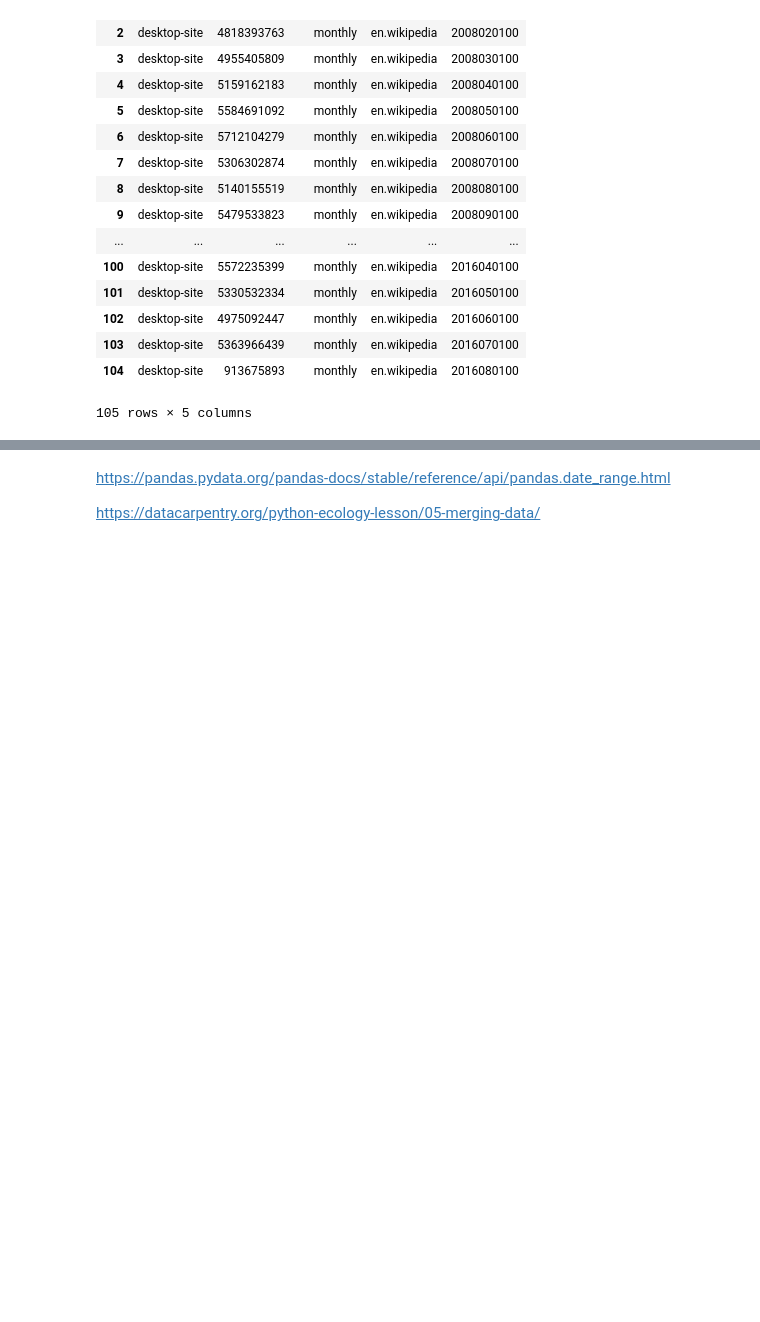
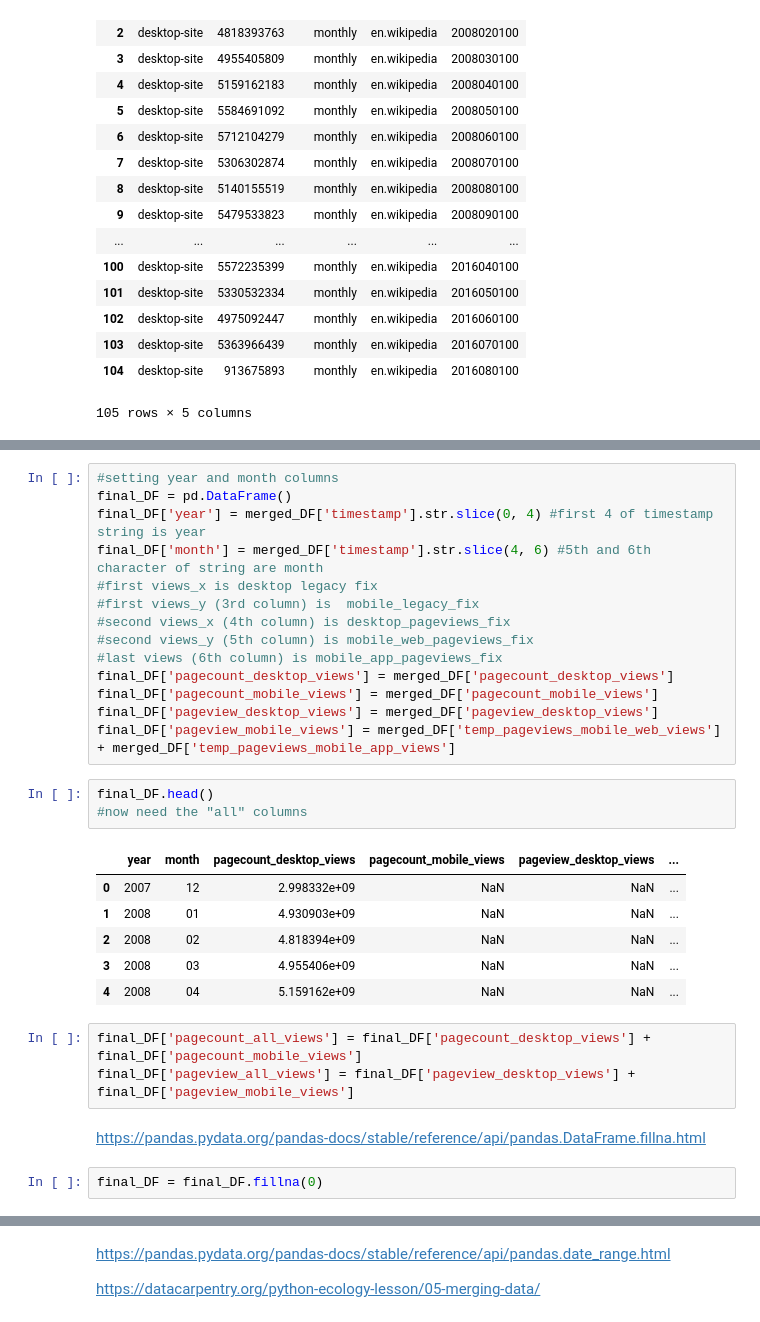
Before and after one commit to ThomasWinegarden/data-512-a1, a Jupyter notebook: hcds-a1-data-curation.ipynb, the cells around one changed output, grey strips where cells are left out. Saved outputs shown, nothing was run; the diff lists cells and outputs as text; blank space fills up the shorter version.

```diff
--- a/hcds-a1-data-curation.ipynb
+++ b/hcds-a1-data-curation.ipynb
@@ -233,0 +277,31 @@ mobile_app_pageviews_fix = json_normalize(mobile_app_pageviews_dict['items'])
+# %%
+#setting year and month columns
+final_DF = pd.DataFrame()
+final_DF['year'] = merged_DF['timestamp'].str.slice(0, 4) #first 4 of timestamp string is year
+final_DF['month'] = merged_DF['timestamp'].str.slice(4, 6) #5th and 6th character of string are month
+#first views_x is desktop legacy fix
+#first views_y (3rd column) is  mobile_legacy_fix
+#second views_x (4th column) is desktop_pageviews_fix
+#second views_y (5th column) is mobile_web_pageviews_fix
+#last views (6th column) is mobile_app_pageviews_fix
+final_DF['pagecount_desktop_views'] = merged_DF['pagecount_desktop_views']
+final_DF['pagecount_mobile_views'] = merged_DF['pagecount_mobile_views']
+final_DF['pageview_desktop_views'] = merged_DF['pageview_desktop_views']
+final_DF['pageview_mobile_views'] = merged_DF['temp_pageviews_mobile_web_views'] + merged_DF['temp_pageviews_mobile_app_views']
+# %%
+final_DF.head()
+#now need the "all" columns
+# %% [output]
+|  | year | month | pagecount_desktop_views | pagecount_mobile_views | pageview_desktop_views | ... |
+| 0 | 2007 | 12 | 2.998332e+09 | NaN | NaN | ... |
+| 1 | 2008 | 01 | 4.930903e+09 | NaN | NaN | ... |
+| 2 | 2008 | 02 | 4.818394e+09 | NaN | NaN | ... |
+| 3 | 2008 | 03 | 4.955406e+09 | NaN | NaN | ... |
+| 4 | 2008 | 04 | 5.159162e+09 | NaN | NaN | ... |
+# %%
+final_DF['pagecount_all_views'] = final_DF['pagecount_desktop_views'] + final_DF['pagecount_mobile_views']
+final_DF['pageview_all_views'] = final_DF['pageview_desktop_views'] + final_DF['pageview_mobile_views']
+# %% [markdown]
+https://pandas.pydata.org/pandas-docs/stable/reference/api/pandas.DataFrame.fillna.html
+# %%
+final_DF = final_DF.fillna(0)
```
Also changed, not shown: parts of 15 cells of this notebook.
